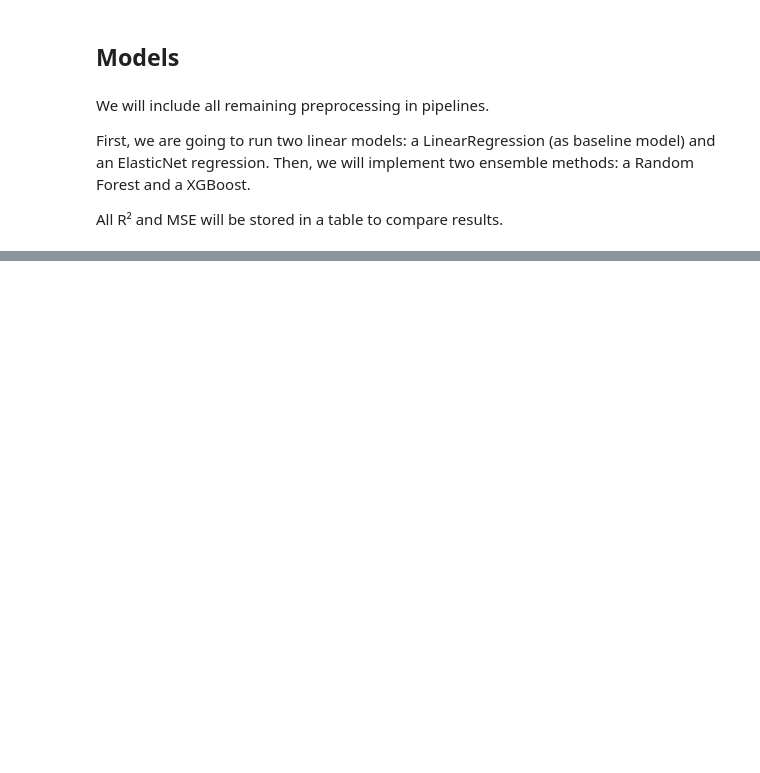
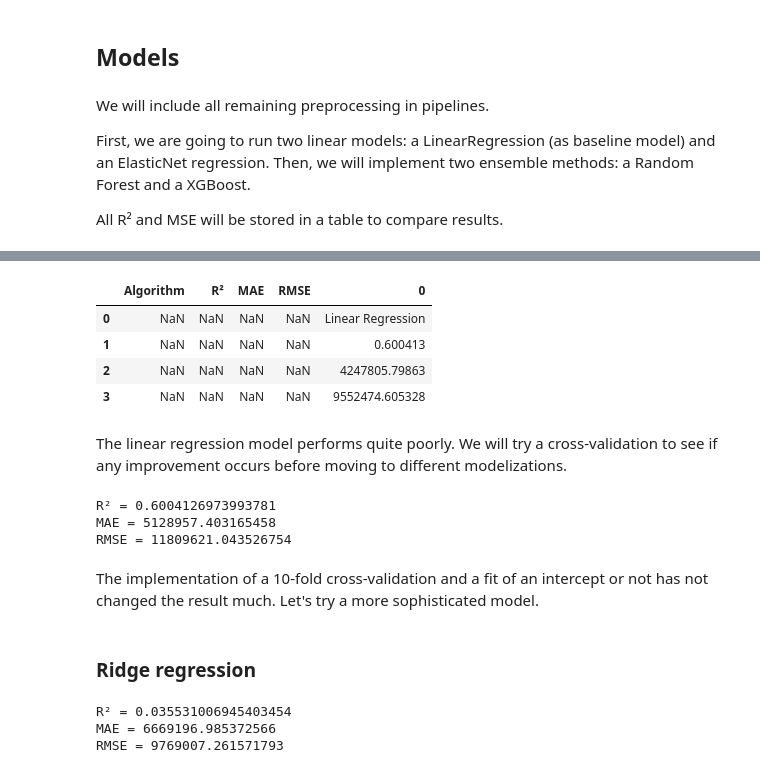
Before and after one commit to gregmansio/Seattle_Energy_GHG_OC_P4, a Jupyter notebook: Energy consumption.ipynb, the cells around one changed output, grey strips where cells are left out. Drawn from its saved outputs; the diff is of its cells as text; code cells hidden in the pictures; blank space fills up the shorter version.

```diff
--- a/Energy consumption.ipynb
+++ b/Energy consumption.ipynb
@@ -107,8 +122,7 @@ from sklearn.model_selection import train_test_split
 X = data[['Latitude', 'Longitude',
           'NumberofBuildings', 'NumberofFloors', 'BuildingAge',
           'PropertyGFATotal','PropertyGFAParking', 'PropertyGFABuilding(s)',
-          'SteamUse(kBtu)', 'Electricity(kBtu)', 'NaturalGas(kBtu)',
-          'TotalGHGEmissions', 'GHGEmissionsIntensity',
+          'elec_share', 'gas_share', 'steam_share',
           'Neighborhood', 'LargestPropertyUseType']]
 
 y = data['SiteEnergyUseWN(kBtu)']
@@ -117,3 +133,5 @@ X_train, X_test, y_train, y_test = train_test_split(X, y, test_size = 0.2)
+# %%
+Results_table = pd.DataFrame([], columns=['Algorithm','R²', 'MAE', 'RMSE'])
 # %% [markdown]
 ## Models
 # %% [markdown]
@@ -144,0 +164,17 @@ from sklearn.metrics import r2_score
+# %%
+# Transformer
+transformer = make_column_transformer(
+                                      (RobustScaler(),
+                                       # We choose the robust scaler because we have outliers
+                                       # that we want to keep
+                                              ['Latitude', 'Longitude',
+                                               'NumberofBuildings', 'NumberofFloors', 'BuildingAge',
+                                               'PropertyGFATotal','PropertyGFAParking', 'PropertyGFABuilding(s)',
+                                               'elec_share', 'gas_share', 'steam_share'
+                                              ]),
+                                      (OneHotEncoder(handle_unknown='ignore'),
+                                       # we decide to ignore unknown categories because some building types are
+                                       # unique, and therefore only exist
+                                       # in either the test or the train set.
+                                              ['Neighborhood', 'LargestPropertyUseType'])
+                                     )
@@ -196,0 +200,2 @@ RMSE = 645317.1962034381
+# %%
+Linear_Regression_results = pd.DataFrame(['Linear Regression', model_lr.score(X_train, y_train), mean_absolute_error(y_test, y_pred), np.sqrt(mean_squared_error(y_test, y_pred))])
@@ -196,0 +210,51 @@ RMSE = 645317.1962034381
+# %%
+pd.concat([Results_table, Linear_Regression_results], axis=1)
+# %% [output]
+|  | Algorithm | R² | MAE | RMSE | 0 |
+| 0 | NaN | NaN | NaN | NaN | Linear Regression |
+| 1 | NaN | NaN | NaN | NaN | 0.600413 |
+| 2 | NaN | NaN | NaN | NaN | 4247805.79863 |
+| 3 | NaN | NaN | NaN | NaN | 9552474.605328 |
+# %% [markdown]
+The linear regression model performs quite poorly. We will try a cross-validation to see if any improvement occurs before moving to different modelizations.
+# %%
+# Cross-validation - Linear Regression
+from sklearn.model_selection import GridSearchCV
+
+params = {'linearregression__fit_intercept' : [True, False]}
+grid = GridSearchCV(model_lr, param_grid = params, cv=10)
+grid.fit(X_train, y_train)
+
+y_pred = grid.predict(X_test)
+print("R² =",grid.score(X_train, y_train))
+print("MAE =", mean_absolute_error(y_test, y_pred))
+print("RMSE =", np.sqrt(mean_squared_error(y_test, y_pred)))
+# %% [output]
+R² = 0.6004126973993781
+MAE = 5128957.403165458
+RMSE = 11809621.043526754
+# %% [markdown]
+The implementation of a 10-fold cross-validation and a fit of an intercept or not has not changed the result much. Let's try a more sophisticated model.
+# %% [markdown]
+### Ridge regression
+# %%
+from sklearn.linear_model import Ridge
+
+# Cross-validated - Ridge Regression
+alphas = np.logspace(-5, 50, 100)
+params = {'ridge__alpha' : alphas,
+         }
+
+model_ridge = make_pipeline(transformer, Ridge())
+
+grid = GridSearchCV(model_ridge, param_grid = params, cv=10)
+grid.fit(X_train, y_train)
+
+y_pred = grid.predict(X_test)
+print("R² =", grid.score(X_train, y_train))
+print("MAE =", mean_absolute_error(y_test, y_pred))
+print("RMSE =", np.sqrt(mean_squared_error(y_test, y_pred)))
+# %% [output]
+R² = 0.035531006945403454
+MAE = 6669196.985372566
+RMSE = 9769007.261571793
```
Also changed, not shown: parts of 26 cells of this notebook.
